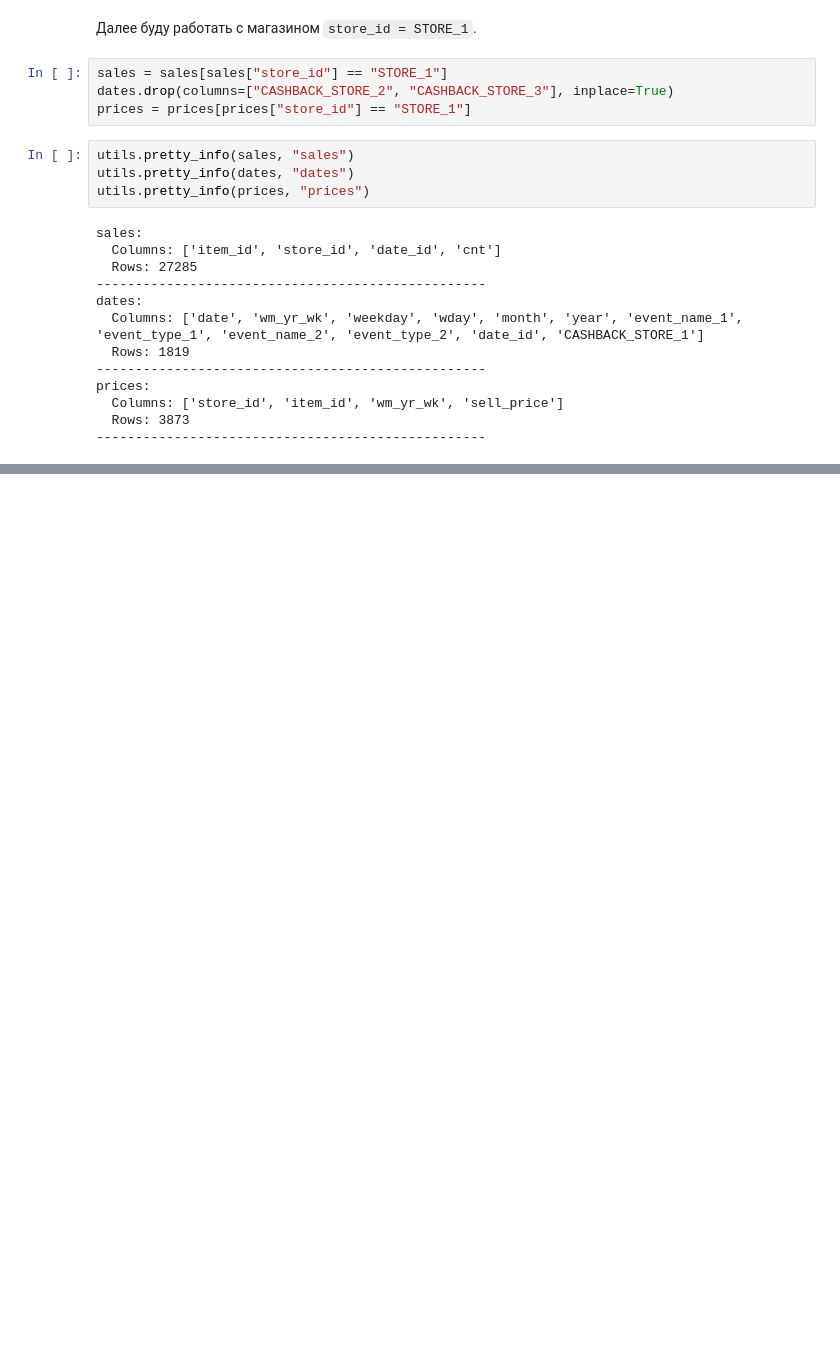
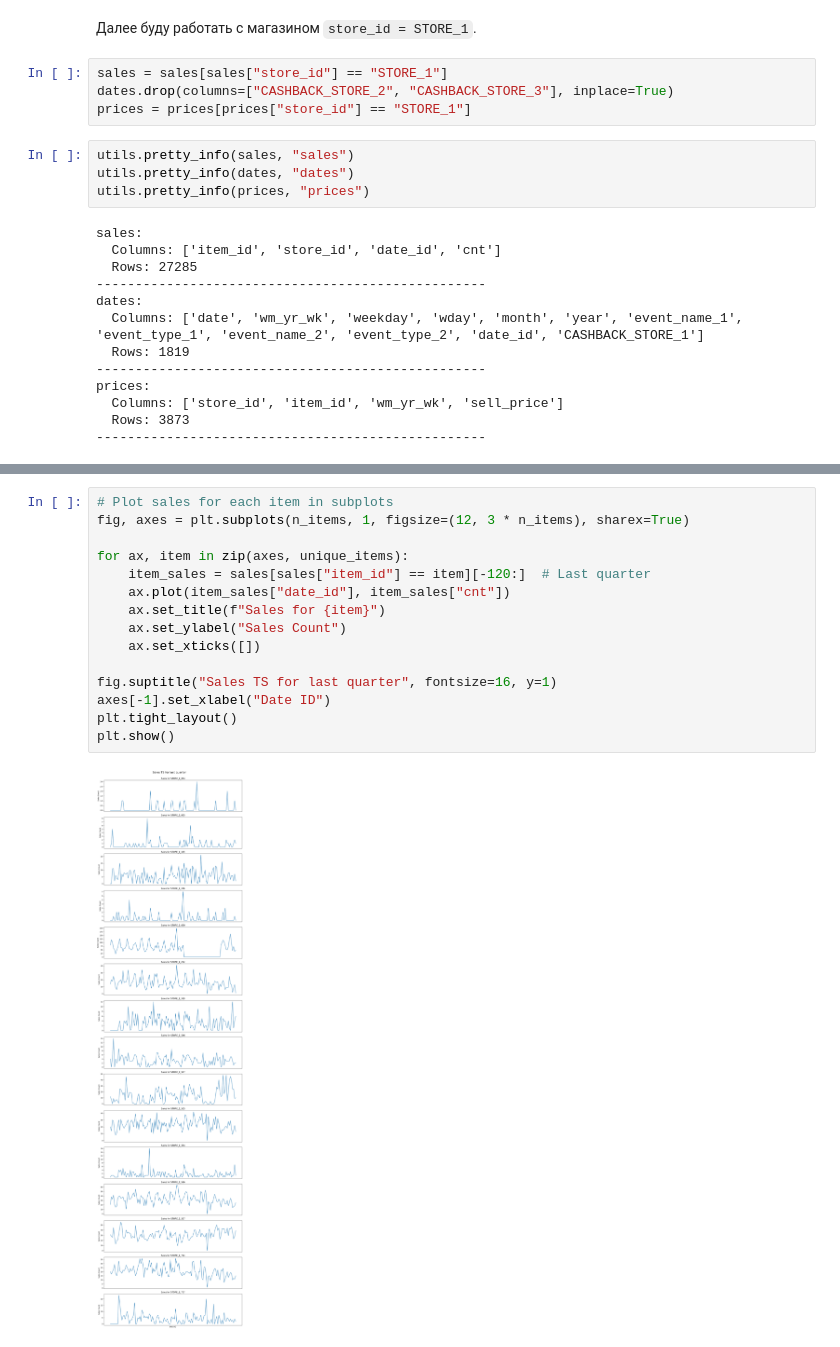
Before and after one commit to deniskirbaba/time-series-analysis, a Jupyter notebook: final-task/solution/report.ipynb, the cells around one changed output, grey strips where cells are left out. Cells and saved outputs as stored; diff of their text form; blank space fills up the shorter version.

```diff
--- a/final-task/solution/report.ipynb
+++ b/final-task/solution/report.ipynb
@@ -85,0 +131,17 @@ plt.show()
+# %%
+# Plot sales for each item in subplots
+fig, axes = plt.subplots(n_items, 1, figsize=(12, 3 * n_items), sharex=True)
+
+for ax, item in zip(axes, unique_items):
+    item_sales = sales[sales["item_id"] == item][-120:]  # Last quarter
+    ax.plot(item_sales["date_id"], item_sales["cnt"])
+    ax.set_title(f"Sales for {item}")
+    ax.set_ylabel("Sales Count")
+    ax.set_xticks([])
+
+fig.suptitle("Sales TS for last quarter", fontsize=16, y=1)
+axes[-1].set_xlabel("Date ID")
+plt.tight_layout()
+plt.show()
+# %% [output]
+[figure, added]
```
Also changed, not shown: parts of 7 cells of this notebook.
